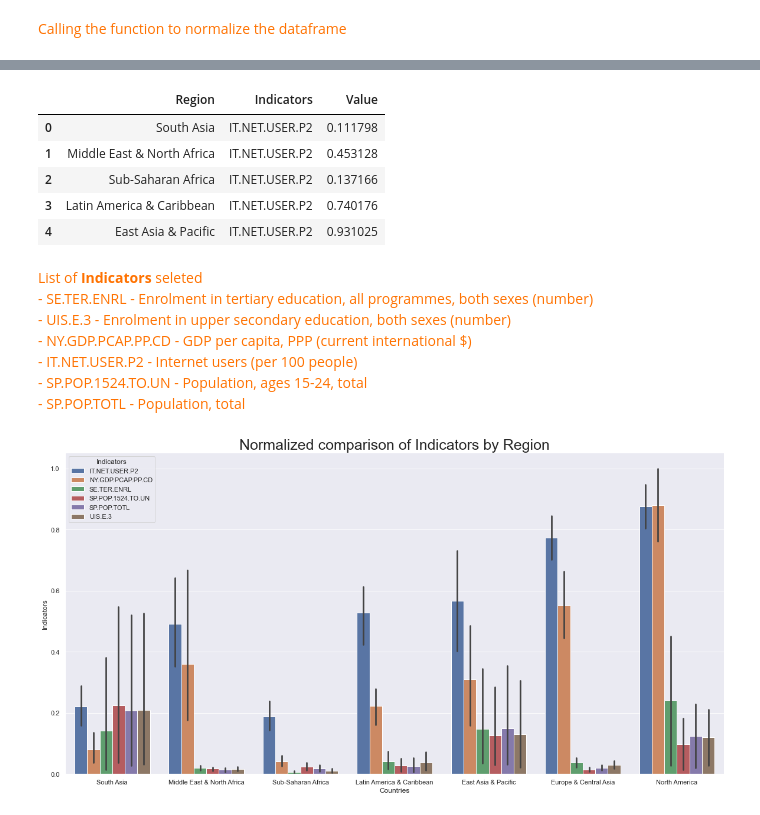
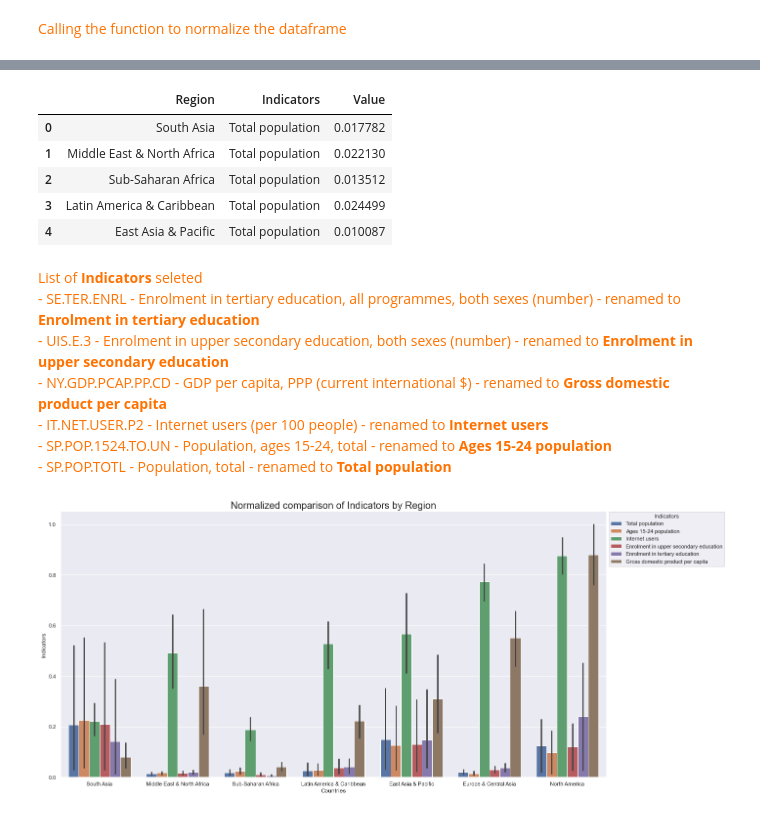
Before and after one commit to samirhinojosa/OC-P2-education-statistics, a Jupyter notebook: notebook.ipynb, the cells around one changed output, grey strips where cells are left out. Drawn from its saved outputs; the diff is of its cells as text; code cells hidden in the pictures.

```diff
--- a/notebook.ipynb
+++ b/notebook.ipynb
@@ -1584,3 +1582,7 @@ df_potential_customer["Potential customers"] = (df_countries_to_work["UIS.E.3"]
+# %%
+df_potential_customer = df_countries_to_work[["Country Name", "Internet users", "Enrolment in tertiary education", "Enrolment in upper secondary education"]].copy(deep=True)
+# %%
+df_potential_customer["Potential customers"] = (df_countries_to_work["Enrolment in upper secondary education"] + df_countries_to_work["Enrolment in tertiary education"]) * df_countries_to_work["Internet users"]/100
 # %%
 df_potential_customer = df_potential_customer.sort_values("Potential customers", ascending=False)
 # %%
@@ -1619,8 +1623,8 @@ Index(['Country Name', 'IT.NET.USER.P2', 'NY.GDP.PCAP.PP.CD', 'SE.TER.ENRL',
       dtype='object')
 # %%
 del df_temp["Short Name"]
-# %%
-df_temp = df_temp[["Country Name", "Region", "IT.NET.USER.P2", "NY.GDP.PCAP.PP.CD", "SE.TER.ENRL", "SP.POP.1524.TO.UN", "SP.POP.TOTL", "UIS.E.3"]]
+# %%
+df_temp = df_temp[["Country Name", "Region", "Total population", "Ages 15-24 population", "Internet users", "Enrolment in upper secondary education", "Enrolment in tertiary education", "Gross domestic product per capita"]]
 # %%
 df_temp = pd.DataFrame(df_temp).copy()
 # %%
@@ -1710,27 +1714,28 @@ df_regions_normalized = pd.melt(df_regions_normalized, id_vars="Region", var_nam
 df_regions_normalized.head(5)
 # %% [output]
 |  | Region | Indicators | Value |
-| 0 | South Asia | IT.NET.USER.P2 | 0.111798 |
-| 1 | Middle East & North Africa | IT.NET.USER.P2 | 0.453128 |
-| 2 | Sub-Saharan Africa | IT.NET.USER.P2 | 0.137166 |
-| 3 | Latin America & Caribbean | IT.NET.USER.P2 | 0.740176 |
-| 4 | East Asia & Pacific | IT.NET.USER.P2 | 0.931025 |
+| 0 | South Asia | Total population | 0.017782 |
+| 1 | Middle East & North Africa | Total population | 0.022130 |
+| 2 | Sub-Saharan Africa | Total population | 0.013512 |
+| 3 | Latin America & Caribbean | Total population | 0.024499 |
+| 4 | East Asia & Pacific | Total population | 0.010087 |
 # %% [markdown]
 <div style="color: RGB(255,114,0);">
 List of <strong>Indicators</strong> seleted<br>
-- SE.TER.ENRL - Enrolment in tertiary education, all programmes, both sexes (number)<br>
-- UIS.E.3 - Enrolment in upper secondary education, both sexes (number) <br>
-- NY.GDP.PCAP.PP.CD - GDP per capita, PPP (current international $) 	<br>
-- IT.NET.USER.P2 - Internet users (per 100 people)<br>
-- SP.POP.1524.TO.UN - Population, ages 15-24, total <br>
-- SP.POP.TOTL - Population, total
+- SE.TER.ENRL - Enrolment in tertiary education, all programmes, both sexes (number) - renamed to <strong></i>Enrolment in tertiary education</i></strong><br>
+- UIS.E.3 - Enrolment in upper secondary education, both sexes (number) - renamed to <strong></i>Enrolment in upper secondary education</i></strong><br>
+- NY.GDP.PCAP.PP.CD - GDP per capita, PPP (current international $) - renamed to <strong></i>Gross domestic product per capita</i></strong><br>
+- IT.NET.USER.P2 - Internet users (per 100 people) - renamed to <strong></i>Internet users</i></strong><br>
+- SP.POP.1524.TO.UN - Population, ages 15-24, total - renamed to <strong></i>Ages 15-24 population</i></strong><br>
+- SP.POP.TOTL - Population, total - renamed to <strong></i>Total population</i></strong>
 </div>
 # %%
 fig, ax1 = plt.subplots(figsize=(20, 10))
-plt.title("Normalized comparison of Indicators by Region", size=25)
+plt.title("Normalized comparison of Indicators by Region", size=20)
 plot = sns.barplot(x="Region", y="Value", hue="Indicators", data=df_regions_normalized, ax=ax1)
+plt.legend(bbox_to_anchor=(1.004, 1), borderaxespad=0, title="Indicators")
 plt.xlabel("Countries", size=12)
 plt.ylabel("Indicators", size=12)
 sns.despine(fig)
 # %% [output]
-[figure, old version]
+[figure, new version]
```
Also changed, not shown: parts of 20 cells of this notebook.
